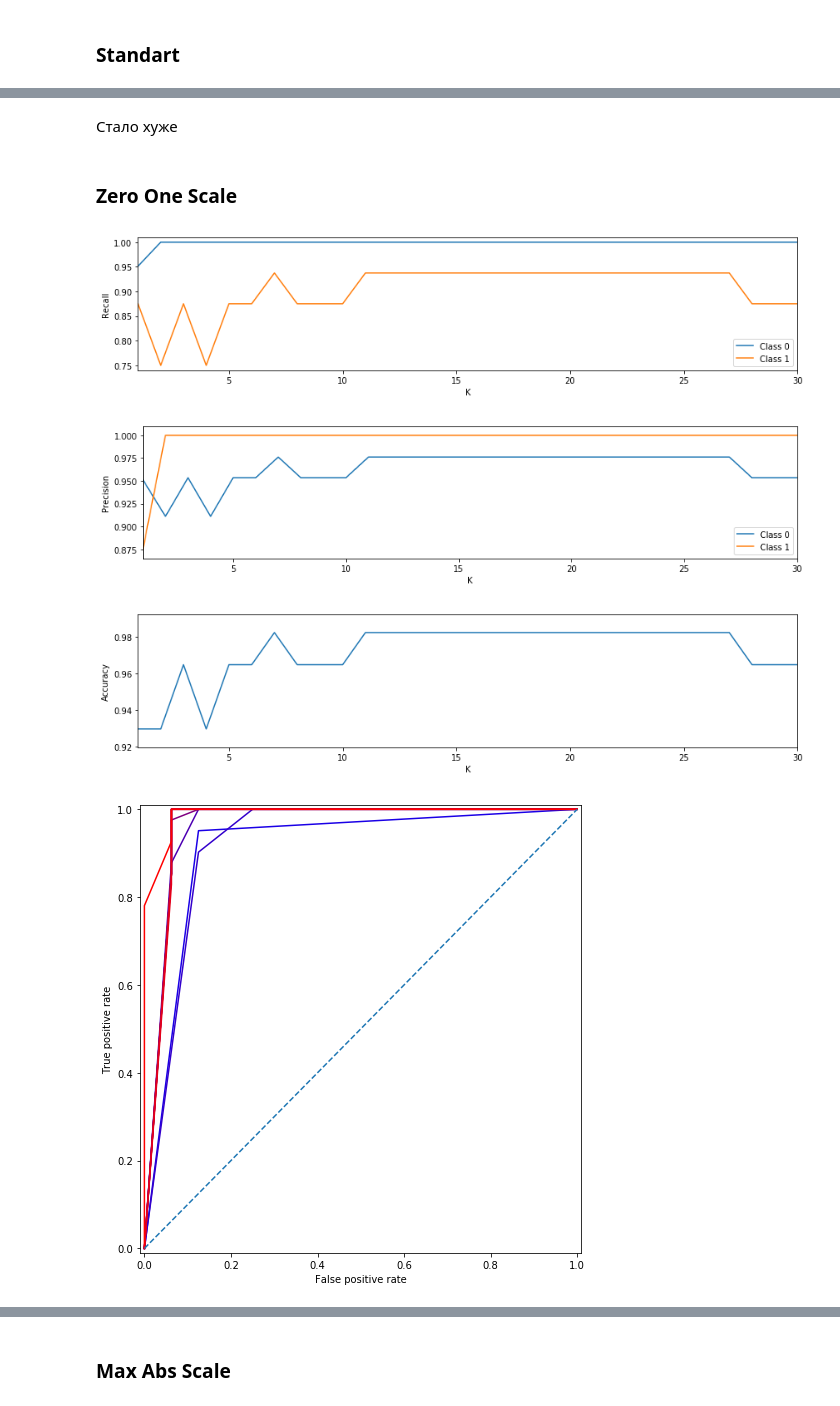
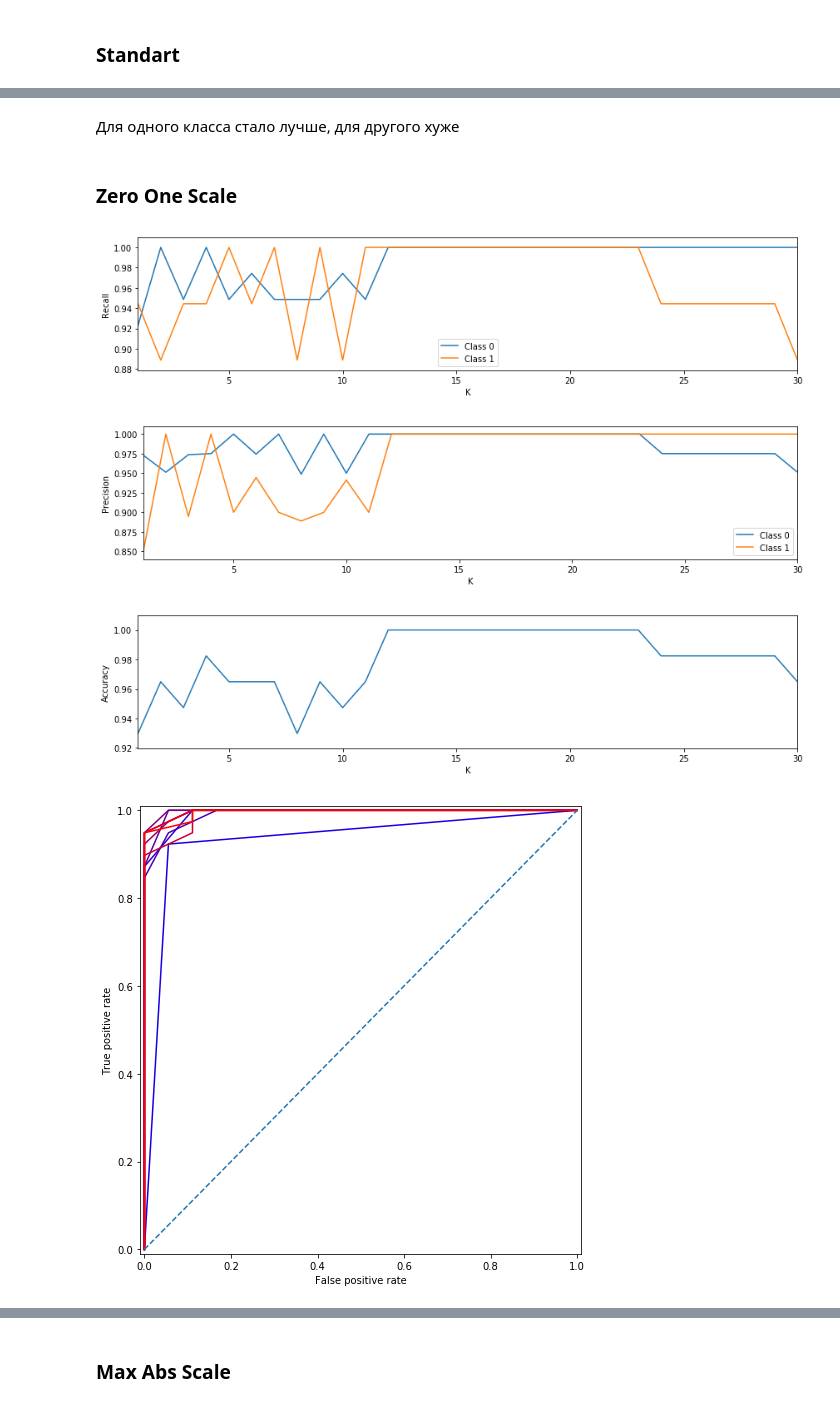
Before and after one commit to maximumSHOT-HSE/ML-HW, a Jupyter notebook: hw01/hw01_task.ipynb, the cells around one changed output, grey strips where cells are left out. Cells and saved outputs as stored; diff of their text form; code cells hidden in the pictures.

Commit message:
add scale to notebook

```diff
--- a/hw01/hw01_task.ipynb
+++ b/hw01/hw01_task.ipynb
@@ -396,15 +396,15 @@ plot_roc_curve(X_train, y_train, X_test, y_test, max_k=10)
-# %% [markdown]
-Стало хуже
+# %% [markdown]
+Для одного класса стало лучше, для другого хуже
 # %% [markdown]
 ### Zero One Scale
 # %%
 X, y = read_cancer_dataset("resources/cancer.csv")
-X = zero_one_scale(X)
+X = zero_one_scale(np.array(X))
 X_train, y_train, X_test, y_test = train_test_split(X, y, 0.9)
 plot_precision_recall(X_train, y_train, X_test, y_test)
 plot_roc_curve(X_train, y_train, X_test, y_test, max_k=10)
 # %% [output]
-[figure, old version]
+[figure, new version]
-[figure, old version]
+[figure, new version]
-[figure, old version]
+[figure, new version]
-[figure, old version]
+[figure, new version]
```
Also changed, not shown: parts of 5 cells of this notebook.
